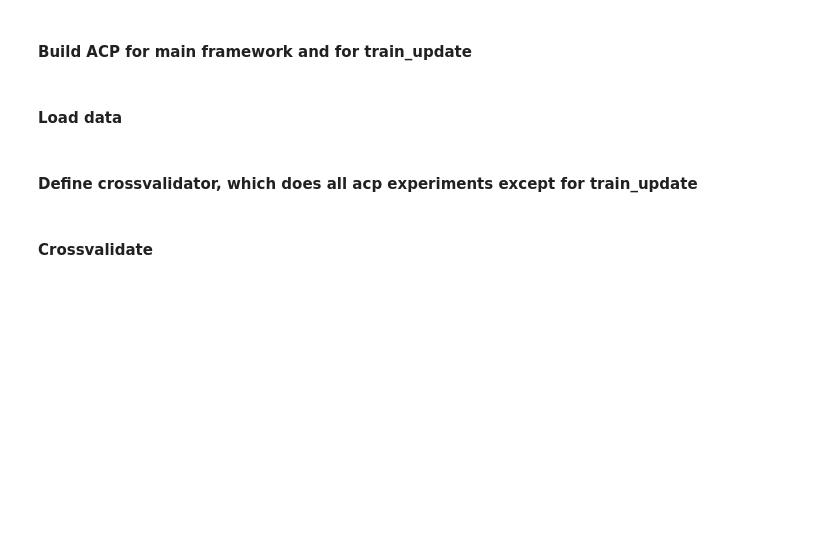
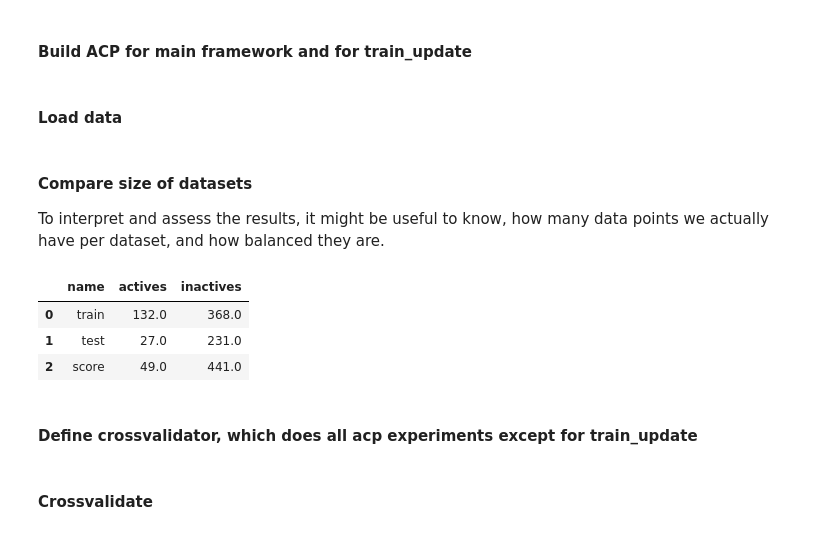
Before and after one commit to volkamerlab/cptox21_manuscript_SI, a Jupyter notebook: code/calupdate_example.ipynb, the cells around one changed output. Saved outputs shown, nothing was run; the diff lists cells and outputs as text; code cells hidden in the pictures; blank space fills up the shorter version.

```diff
--- a/code/calupdate_example.ipynb
+++ b/code/calupdate_example.ipynb
@@ -70,6 +70,24 @@ score_path = define_path(endpoint=endpoint, data=datasets[2], signatures_path=da
 X_train, y_train, X_test, y_test, X_score, y_score = load_signatures_files(train_path, test_path, score_path)
 X_train = X_train[:500]
 y_train = y_train[:500]
+# %% [markdown]
+#### Compare size of datasets
+To interpret and assess the results, it might be useful to know, how many data points we actually have per dataset, and how balanced they are.
+# %%
+datasets_size_dict = {}
+datasets_size_dict["name"] = datasets
+datasets_size_dict["actives"] = []
+datasets_size_dict["inactives"] = []
+
+for labels in [y_train, y_test, y_score]:
+    datasets_size_dict["actives"].append(sum(labels))
+    datasets_size_dict["inactives"].append(len(labels) - sum(labels))
+pd.DataFrame.from_dict(datasets_size_dict)
+# %% [output]
+|  | name | actives | inactives |
+| 0 | train | 132.0 | 368.0 |
+| 1 | test | 27.0 | 231.0 |
+| 2 | score | 49.0 | 441.0 |
 # %% [markdown]
 #### Define crossvalidator, which does all acp experiments except for train_update
 # %%
```
Also changed, not shown: parts of 17 cells of this notebook, 1 other file.
